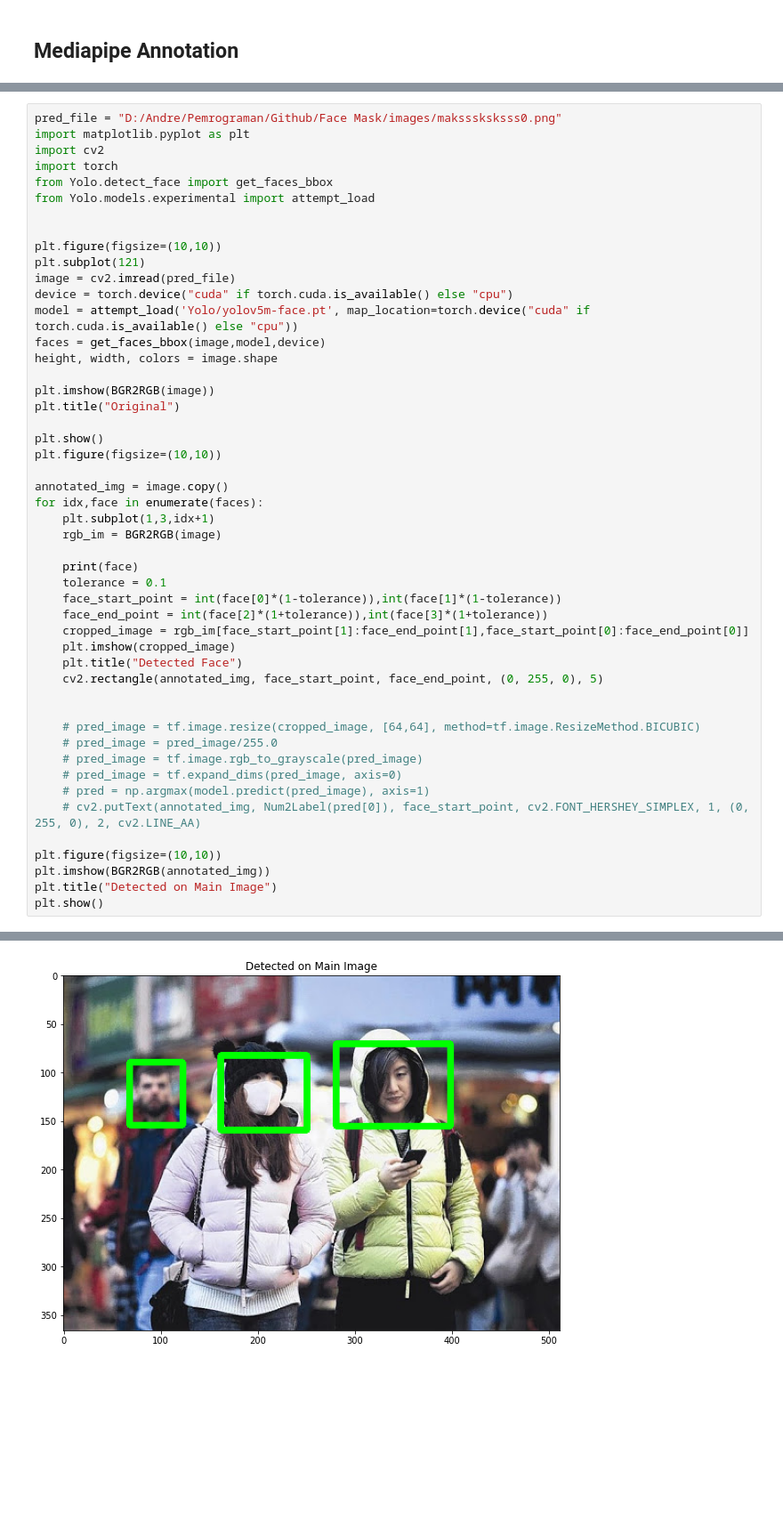
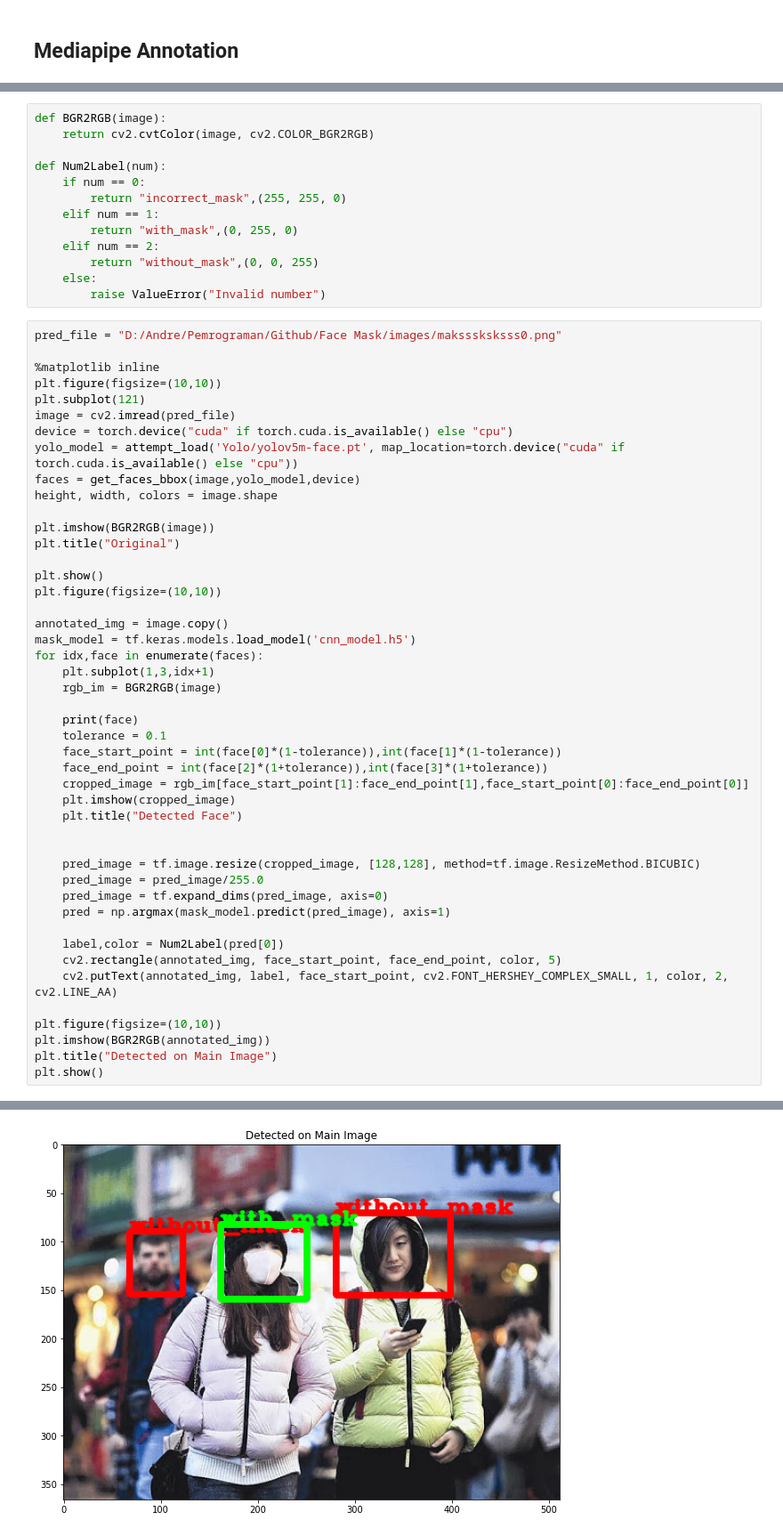
Before and after one commit to arve1n/Deep_Learning_Kelompok1, a Jupyter notebook: Face_Detection.ipynb, the cells around one changed output, grey strips where cells are left out. Shown at 89% size. Cells and saved outputs as stored; diff of their text form; blank space fills up the shorter version.

```diff
--- a/Face_Detection.ipynb
+++ b/Face_Detection.ipynb
@@ -407,18 +407,26 @@ def BGR2RGB(image):
+# %%
+def BGR2RGB(image):
+    return cv2.cvtColor(image, cv2.COLOR_BGR2RGB)
+
+def Num2Label(num):
+    if num == 0:
+        return "incorrect_mask",(255, 255, 0)
+    elif num == 1:
+        return "with_mask",(0, 255, 0)
+    elif num == 2:
+        return "without_mask",(0, 0, 255)
+    else:
+        raise ValueError("Invalid number")
 # %%
 pred_file = "D:/Andre/Pemrograman/Github/Face Mask/images/maksssksksss0.png"
-import matplotlib.pyplot as plt
-import cv2
-import torch
-from Yolo.detect_face import get_faces_bbox
-from Yolo.models.experimental import attempt_load
 
-
+%matplotlib inline
 plt.figure(figsize=(10,10))
 plt.subplot(121)
 image = cv2.imread(pred_file)
 device = torch.device("cuda" if torch.cuda.is_available() else "cpu")
-model = attempt_load('Yolo/yolov5m-face.pt', map_location=torch.device("cuda" if torch.cuda.is_available() else "cpu"))
-faces = get_faces_bbox(image,model,device)
+yolo_model = attempt_load('Yolo/yolov5m-face.pt', map_location=torch.device("cuda" if torch.cuda.is_available() else "cpu"))
+faces = get_faces_bbox(image,yolo_model,device)
 height, width, colors = image.shape
 
 plt.imshow(BGR2RGB(image))
@@ -428,6 +436,7 @@ plt.show()
 plt.figure(figsize=(10,10))
 
 annotated_img = image.copy()
+mask_model = tf.keras.models.load_model('cnn_model.h5')
 for idx,face in enumerate(faces):
     plt.subplot(1,3,idx+1)
     rgb_im = BGR2RGB(image)
@@ -439,15 +448,16 @@ for idx,face in enumerate(faces):
     cropped_image = rgb_im[face_start_point[1]:face_end_point[1],face_start_point[0]:face_end_point[0]]
     plt.imshow(cropped_image)
     plt.title("Detected Face")
-    cv2.rectangle(annotated_img, face_start_point, face_end_point, (0, 255, 0), 5)
 
 
-    # pred_image = tf.image.resize(cropped_image, [64,64], method=tf.image.ResizeMethod.BICUBIC)
-    # pred_image = pred_image/255.0
-    # pred_image = tf.image.rgb_to_grayscale(pred_image)
-    # pred_image = tf.expand_dims(pred_image, axis=0)
-    # pred = np.argmax(model.predict(pred_image), axis=1)
-    # cv2.putText(annotated_img, Num2Label(pred[0]), face_start_point, cv2.FONT_HERSHEY_SIMPLEX, 1, (0, 255, 0), 2, cv2.LINE_AA)
+    pred_image = tf.image.resize(cropped_image, [128,128], method=tf.image.ResizeMethod.BICUBIC)
+    pred_image = pred_image/255.0
+    pred_image = tf.expand_dims(pred_image, axis=0)
+    pred = np.argmax(mask_model.predict(pred_image), axis=1)
+
+    label,color = Num2Label(pred[0])
+    cv2.rectangle(annotated_img, face_start_point, face_end_point, color, 5)
+    cv2.putText(annotated_img, label, face_start_point, cv2.FONT_HERSHEY_COMPLEX_SMALL, 1, color, 2, cv2.LINE_AA)
 
 plt.figure(figsize=(10,10))
 plt.imshow(BGR2RGB(annotated_img))
@@ -463,2 +477,2 @@ Fusing layers...
 [figure]
-[figure, old version]
+[figure, new version]
```
Also changed, not shown: parts of 3 cells of this notebook.
